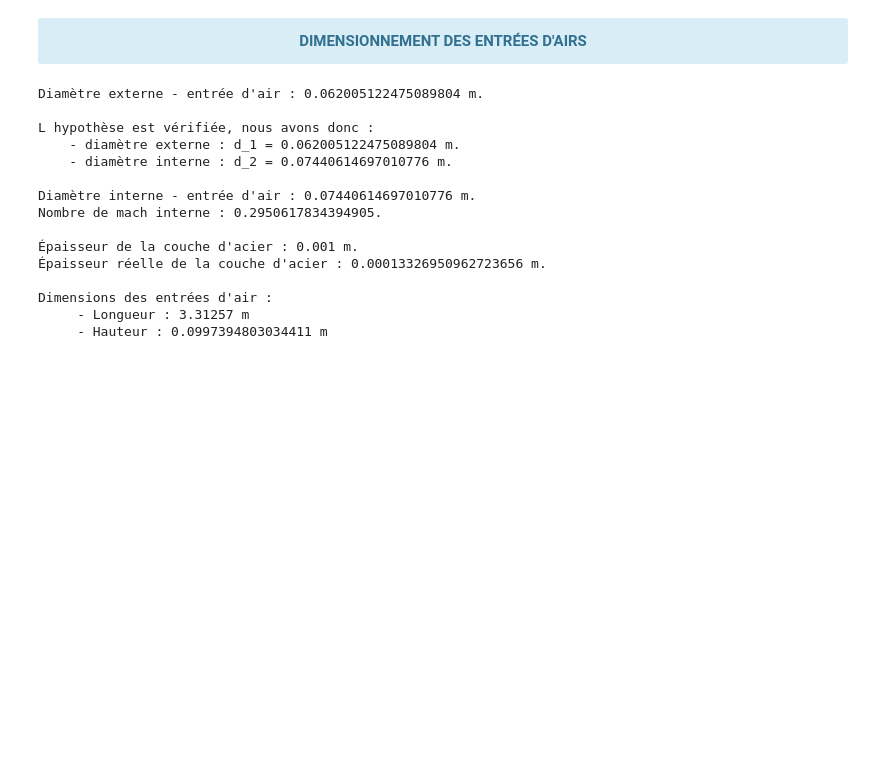
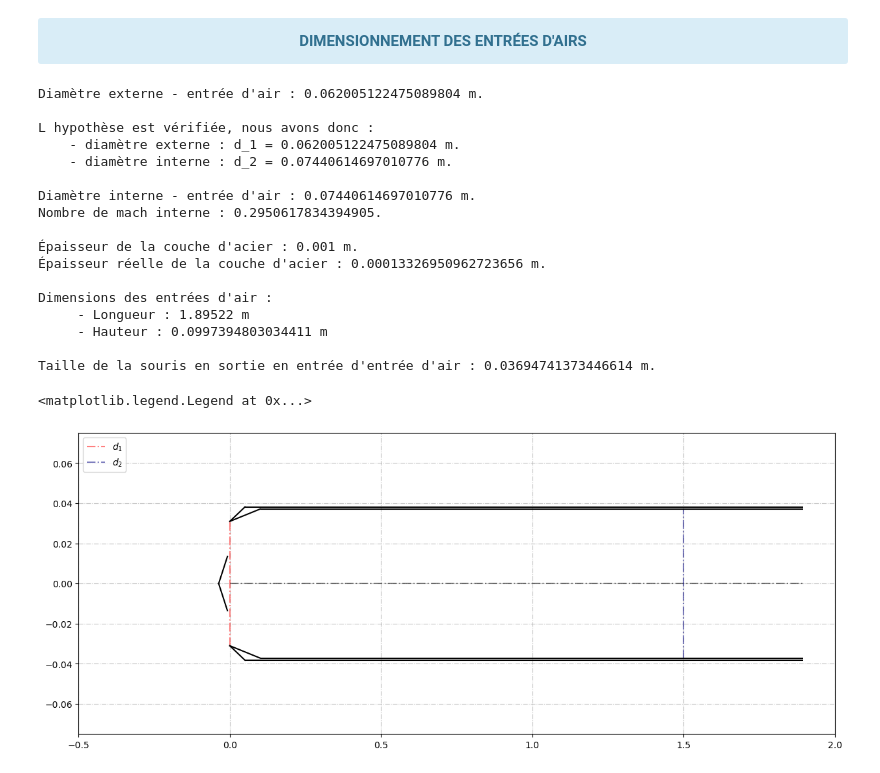
Before and after one commit to Pierre-1107/ConceptionMissile, a Jupyter notebook: src/main_misisle.ipynb, the cells around one changed output. Drawn from its saved outputs; the diff is of its cells as text; code cells hidden in the pictures; blank space fills up the shorter version.

```diff
--- a/src/main_misisle.ipynb
+++ b/src/main_misisle.ipynb
@@ -266,6 +271,19 @@ print(f"Épaisseur réelle de la couche d'acier : {colored(real_thickness, 'blue
 boundary_layer_trap = diametre / 15
 h_AirIntakes = internal_diameter + 2 * thickness + boundary_layer_trap
 print(f"\nDimensions des entrées d'air : \n     - Longueur : {colored(row['L_AirIntakes'], 'blue')} m\n     - Hauteur : {colored(h_AirIntakes, 'blue')} m")
+
+## ----- DONNÉES ----- ##
+# provenant ABAQUES REPORT 1135 page 49
+mach_secure = 2.2
+theta = np.deg2rad(25)
+sigma = np.deg2rad(40)
+
+def Get_x_value(diameter, sigma):
+
+    return diameter / (2 * np.tan(sigma))
+
+delta_X = Get_x_value(diameter=external_diameter, sigma=sigma)
+print(f"\nTaille de la souris en sortie en entrée d'entrée d'air : {colored(delta_X, 'magenta')} m.")
 # %% [output]
 Diamètre externe - entrée d'air : 0.062005122475089804 m.
 
@@ -280,5 +298,51 @@ Nombre de mach interne : 0.2950617834394905.
 Épaisseur réelle de la couche d'acier : 0.00013326950962723656 m.
 
 Dimensions des entrées d'air :
-     - Longueur : 3.31257 m
+     - Longueur : 1.89522 m
      - Hauteur : 0.0997394803034411 m
+
+Taille de la souris en sortie en entrée d'entrée d'air : 0.03694741373446614 m.
+# %%
+L_AirIntakes = row['L_AirIntakes']
+
+x_end_1 = (internal_diameter - external_diameter) * np.sqrt(1/np.sin(np.deg2rad(7))**2 - 1)
+x_1 = np.linspace(0, x_end_1, 10)
+y_1 = ((0.5 * internal_diameter - 0.5 * external_diameter) / x_1[-1]) * x_1 + 0.5 * external_diameter
+
+x_end_2 = ((internal_diameter + thickness) - external_diameter) * np.sqrt(1/np.sin(np.deg2rad(15))**2 - 1)
+x_2 = np.linspace(0, x_end_2, 10)
+y_2 = (((0.5 * internal_diameter + thickness) - 0.5 * external_diameter) / x_2[-1]) * x_2 + 0.5 * external_diameter
+
+## ----- DIMENSIONNEMENT DE LA SOURIS ----- ##
+demi_h = 0.015
+x_end_souris = 0.9 * demi_h * np.sqrt(1/np.sin(np.deg2rad(25))**2 - 1) - delta_X
+x_souris_downstream = np.linspace(-delta_X, x_end_souris, 10)
+y_souris_downstream = (0.9 * demi_h / (x_souris_downstream[-1] - x_souris_downstream[0])) * x_souris_downstream - (((0.9 * demi_h) / (x_souris_downstream[-1] - x_souris_downstream[0])) * x_souris_downstream[0])
+
+fig, axes = plt.subplots(1, 1, figsize=(15, 6))
+
+axes.hlines(y=0, xmin=0, xmax=L_AirIntakes, alpha=0.5, linestyles='-.', color='black')
+axes.vlines(x=0, ymin=-external_diameter/2, ymax=external_diameter/2, alpha=0.5, linestyles='-.', color='red', label=r'$d_1$')
+axes.vlines(x=1.5, ymin=-internal_diameter/2, ymax=internal_diameter/2, alpha=0.5, linestyles='-.', color='navy', label=r'$d_2$')
+
+## ----- PARTIE SUPÉRIEUR ----- ##
+axes.plot(x_1, y_1, color='black')
+axes.plot(x_2, y_2, color='black')
+axes.plot(x_souris_downstream, y_souris_downstream, color='black')
+axes.hlines(y=(internal_diameter/2), xmin=x_1[-1], xmax=L_AirIntakes, color='black')
+axes.hlines(y=thickness + internal_diameter/2, xmin=x_2[-1], xmax=L_AirIntakes, color='black')
+
+## ----- PARTIE INFÉRIEUR ----- ##
+axes.plot(x_1, -y_1, color='black')
+axes.plot(x_2, -y_2, color='black')
+axes.plot(x_souris_downstream, -y_souris_downstream, color='black')
+axes.hlines(y=-(internal_diameter/2), xmin=x_1[-1], xmax=L_AirIntakes, color='black')
+axes.hlines(y=-(thickness + internal_diameter/2), xmin=x_2[-1], xmax=L_AirIntakes, color='black')
+
+axes.set_xlim([-0.5, 2])
+axes.set_ylim([-0.075, 0.075])
+axes.grid('on', alpha=0.75, linestyle='-.')
+axes.legend(loc="upper left")
+# %% [output]
+<matplotlib.legend.Legend at 0x...>
+[figure, added]
```
Also changed, not shown: parts of 3 cells of this notebook, 5 other files.
